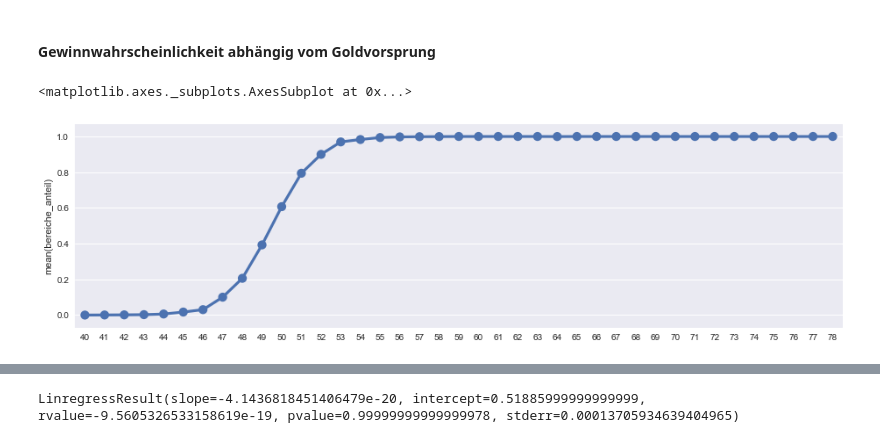
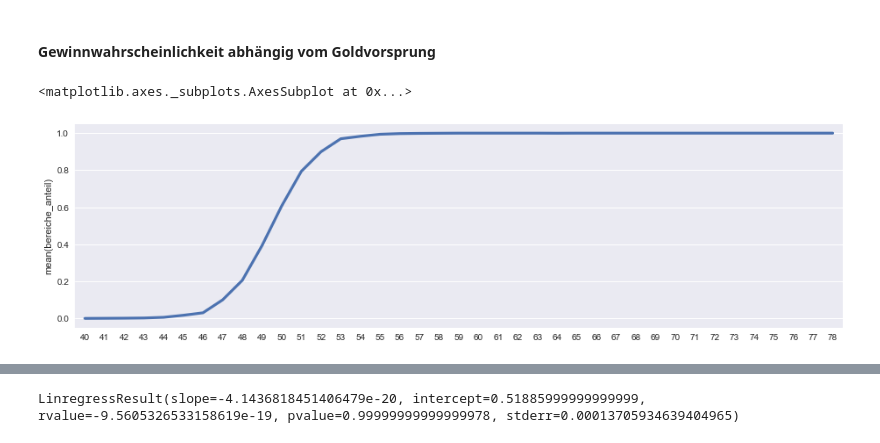
Before and after one commit to agruenth/BDA_SS17, a Jupyter notebook: Final.ipynb, the cells around one changed output, grey strips where cells are left out. Cells and saved outputs as stored; diff of their text form; code cells hidden in the pictures.

```diff
--- a/Final.ipynb
+++ b/Final.ipynb
@@ -845,8 +877,8 @@ sns.countplot(x='bereiche_anteil',data=series_total[series_total.gewinner == ser
 #### Gewinnwahrscheinlichkeit abhängig vom Goldvorsprung
 # %%
 plt.figure(figsize=(15.69,4.27))
-sns.pointplot( x=x.index , y=x)
+sns.pointplot( x=x.index , y=x, markers='', linestyles='-')
 # %% [output]
 <matplotlib.axes._subplots.AxesSubplot at 0x...>
-[figure, old version]
+[figure, new version]
 # %%
```
Also changed, not shown: parts of 54 cells of this notebook, 4 other files.
